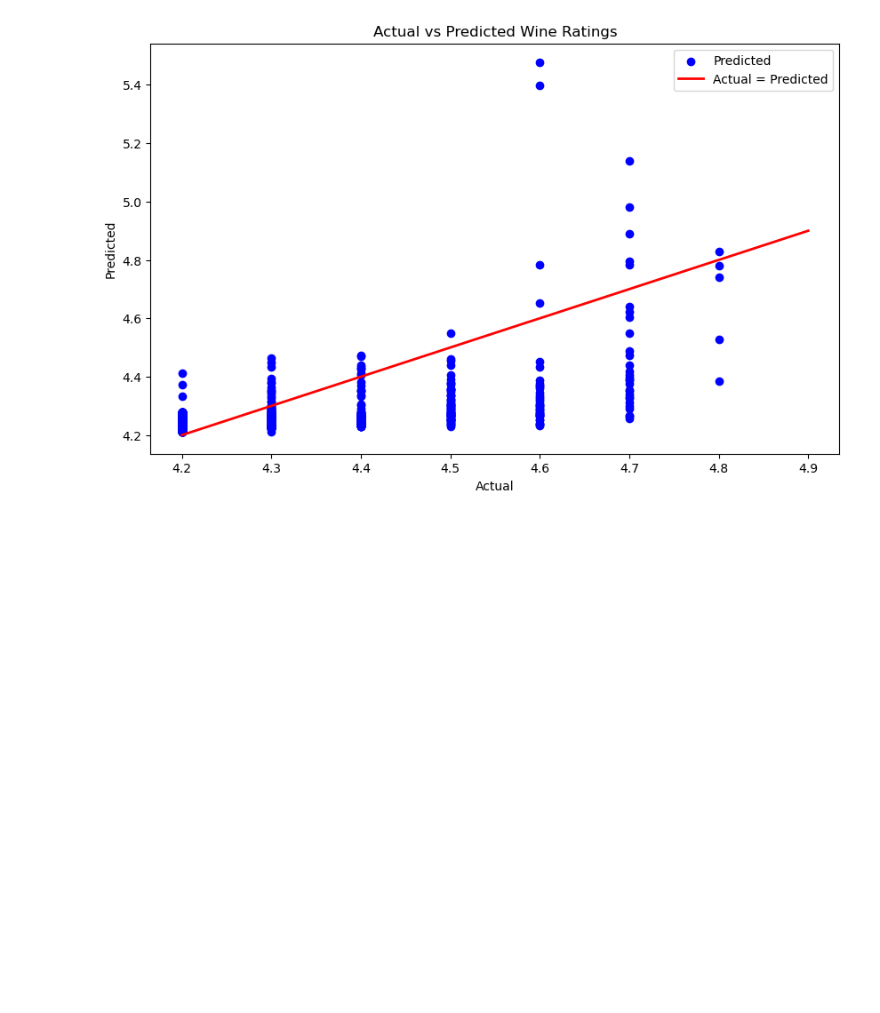
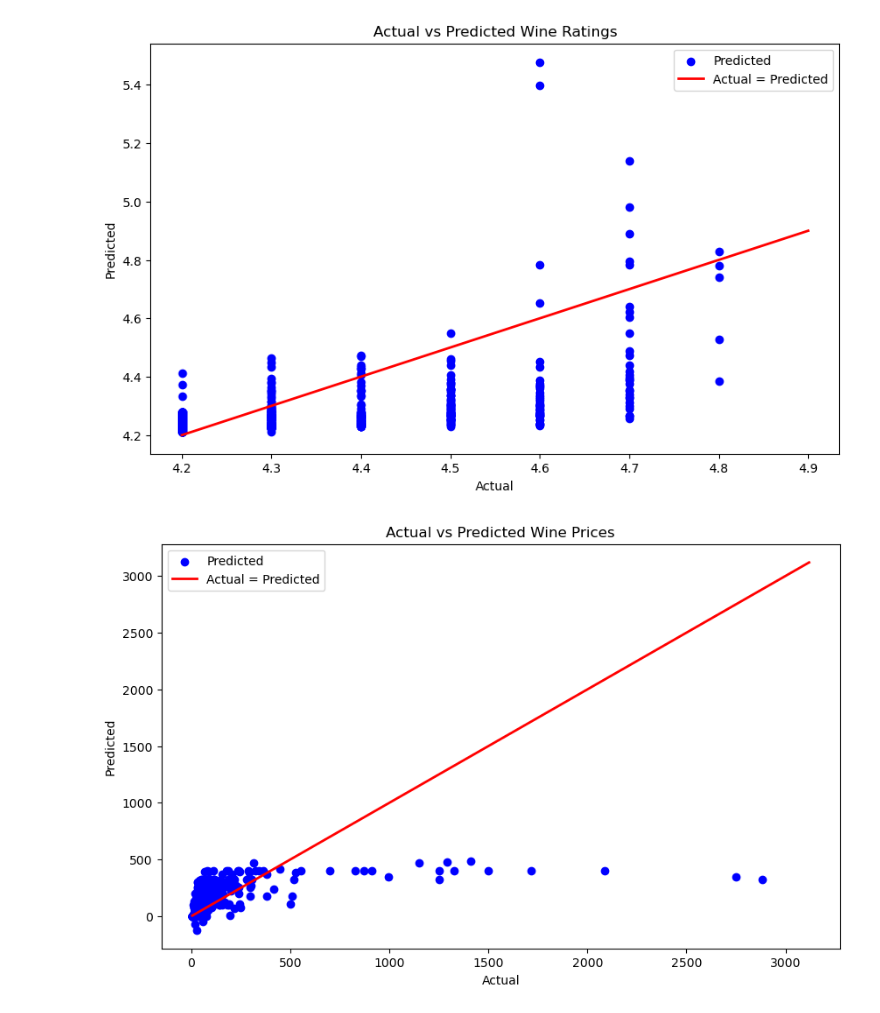
Before and after one commit to michaeldonaldsheridan/WineClassification, a Jupyter notebook: WineClassifcaton.ipynb, the cells around one changed output. Drawn from its saved outputs; the diff is of its cells as text; code cells hidden in the pictures; blank space fills up the shorter version.

Commit message:
graphs

```diff
--- a/WineClassifcaton.ipynb
+++ b/WineClassifcaton.ipynb
@@ -597,3 +601,46 @@ plt.legend()
 plt.show()
 # %% [output]
 [figure]
+# %%
+# Cleaning the data
+wine_df_copy = wine_df.copy()  # Making a copy of the dataframe
+wine_df_copy = wine_df_copy[wine_df_copy['rating'].apply(lambda x: isinstance(x, (int, float)))]
+
+# Converting columns to the correct data types
+wine_df_copy['rating'] = wine_df_copy['rating'].astype(float)
+wine_df_copy['price'] = wine_df_copy['price'].astype(float)
+wine_df_copy['acidity'] = wine_df_copy['acidity'].astype(float)
+
+# Converting categorical data to numeric using one-hot encoding
+wine_df_copy = pd.get_dummies(wine_df_copy, columns=['type', 'body'])
+
+# Selecting relevant features and target variable
+features = ["rating", "acidity"] + [col for col in wine_df_copy.columns if col.startswith('type_') or col.startswith('body_')]
+target = "price"
+
+X = wine_df_copy[features]
+y = wine_df_copy[target]
+
+# Splitting the data into training and testing sets
+X_train, X_test, y_train, y_test = train_test_split(X, y, test_size=0.2, random_state=42)
+
+# Creating the Linear Regression model
+model = LinearRegression()
+
+# Training the model
+model.fit(X_train, y_train)
+
+# Making predictions
+y_pred = model.predict(X_test)
+
+# Plotting the actual vs predicted ratings
+plt.figure(figsize=(10, 6))
+plt.scatter(y_test, y_pred, color='blue', label='Predicted')
+plt.plot([y.min(), y.max()], [y.min(), y.max()], color='red', lw=2, label='Actual = Predicted')
+plt.xlabel('Actual')
+plt.ylabel('Predicted')
+plt.title('Actual vs Predicted Wine Prices')
+plt.legend()
+plt.show()
+# %% [output]
+[figure, added]
```
Also changed, not shown: parts of 14 cells of this notebook.
